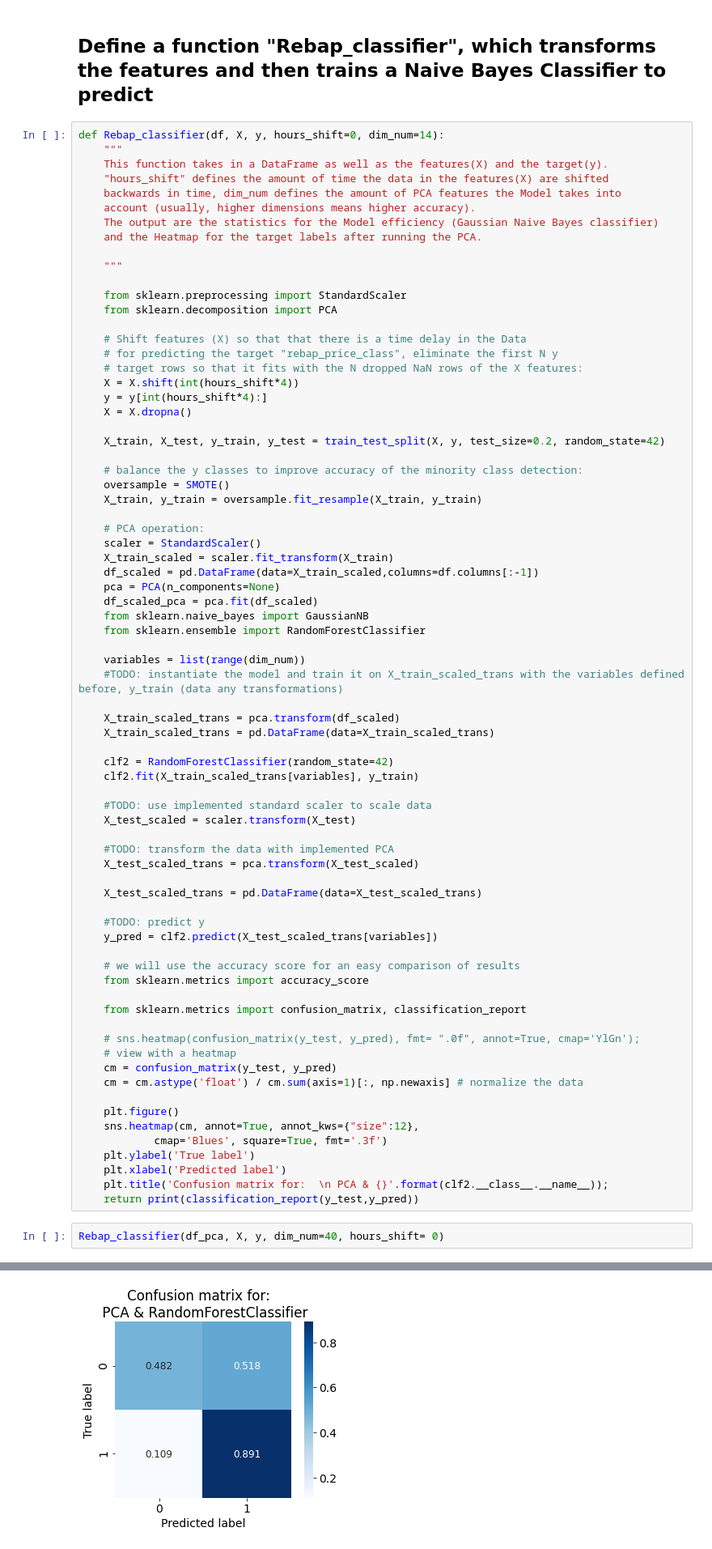
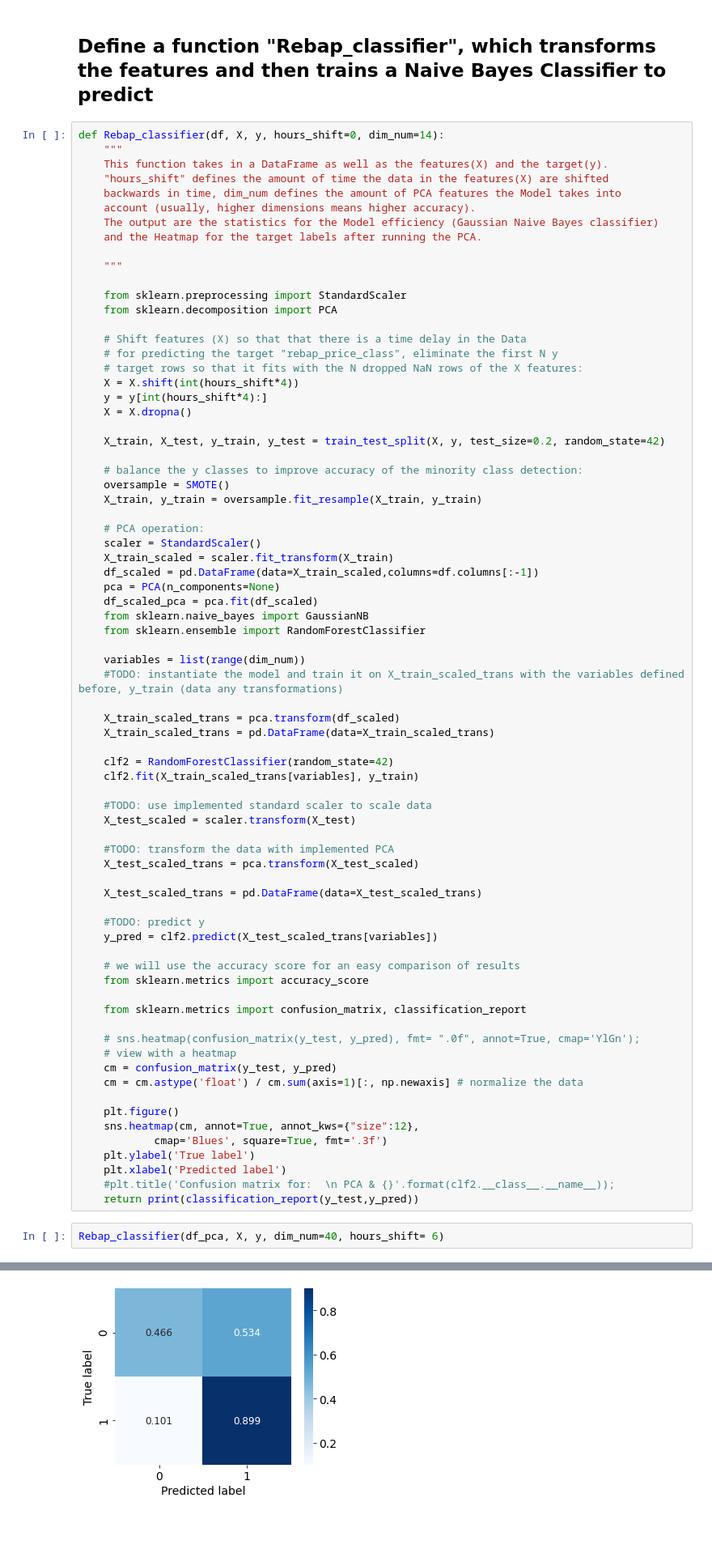
Before and after one commit to Antadurunnu/Energy-imbalance-price-prediction, a Jupyter notebook: Capstone_PCA_EDA_short.ipynb, the cells around one changed output, grey strips where cells are left out. Shown at 81% size. Cells and saved outputs as stored; diff of their text form; blank space fills up the shorter version.

Commit message:
Upload of slightly modified PCA/Random Forest and ensemble Methods Notwbooks (Confusion Matrices without Headline)

```diff
--- a/Capstone_PCA_EDA_short.ipynb
+++ b/Capstone_PCA_EDA_short.ipynb
@@ -313,10 +301,10 @@ def Rebap_classifier(df, X, y, hours_shift=0, dim_num=14):
             cmap='Blues', square=True, fmt='.3f')
     plt.ylabel('True label')
     plt.xlabel('Predicted label')
-    plt.title('Confusion matrix for:  \n PCA & {}'.format(clf2.__class__.__name__));
+    #plt.title('Confusion matrix for:  \n PCA & {}'.format(clf2.__class__.__name__));
     return print(classification_report(y_test,y_pred))
 # %%
-Rebap_classifier(df_pca, X, y, dim_num=40, hours_shift= 0)
+Rebap_classifier(df_pca, X, y, dim_num=40, hours_shift= 6)
 # %% [output]
               precision    recall  f1-score   support
 
@@ -329,4 +317,4 @@ weighted avg       0.82      0.82      0.82     10625
-[figure, old version]
+[figure, new version]
 # %%
 def PCA_variance_explanation(df, X, y, hours_shift=0, dim_num=14):
     """
```
Also changed, not shown: parts of 12 cells of this notebook, 1 other file.
